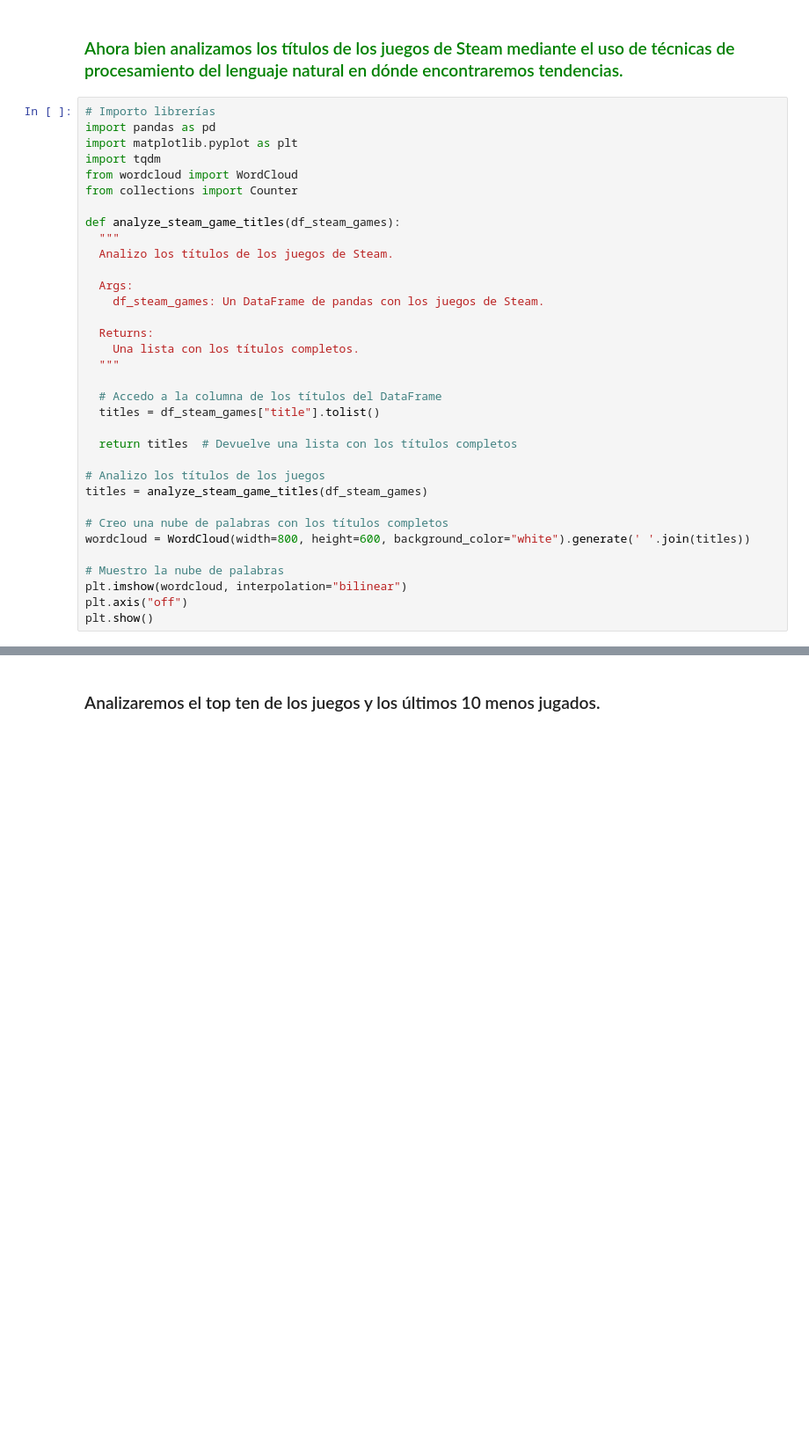
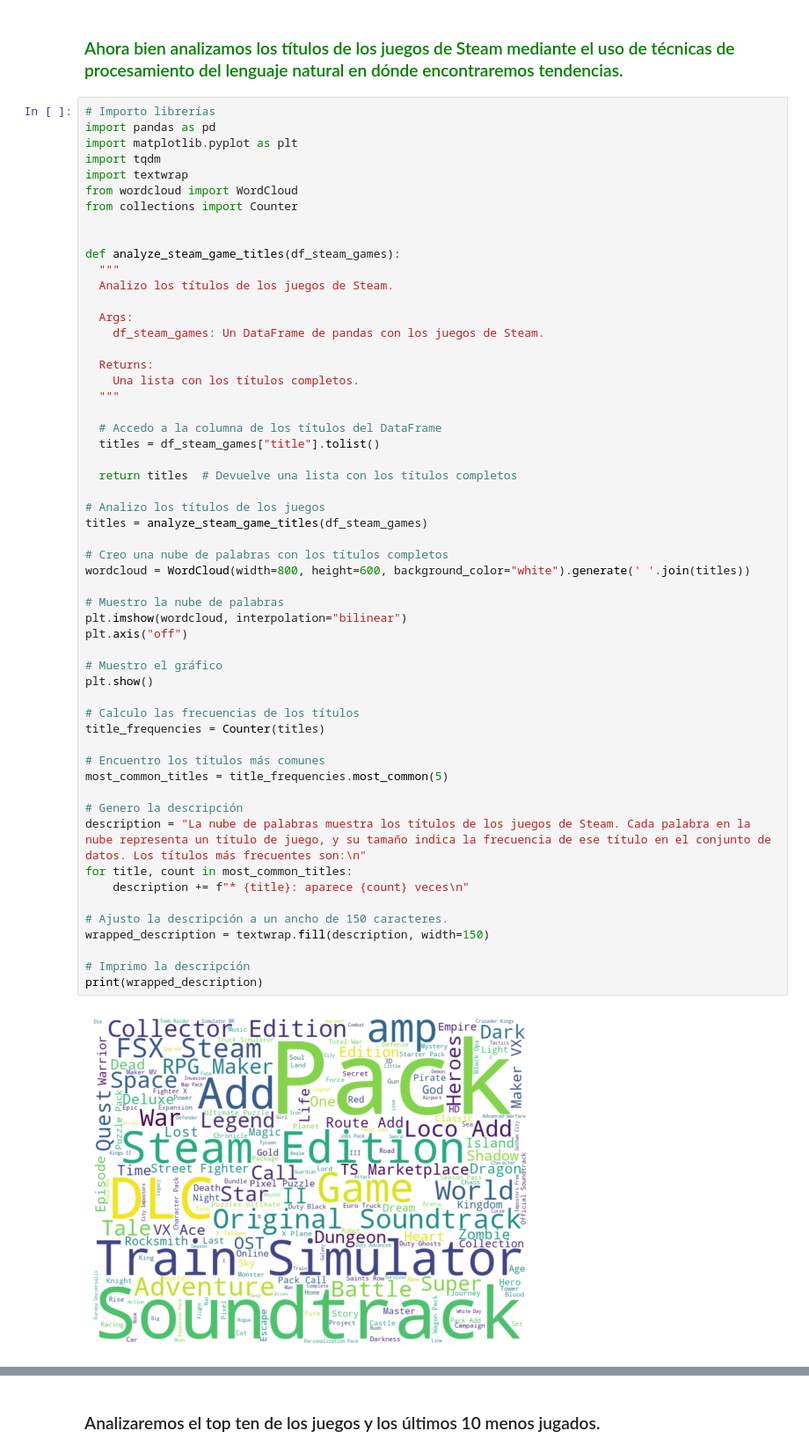
Before and after one commit to JavierEdgarEsteban77/MVP-Steam, a Jupyter notebook: 1PI.ipynb, the cells around one changed output, grey strips where cells are left out. Shown at 88% size. Saved outputs shown, nothing was run; the diff lists cells and outputs as text; blank space fills up the shorter version.

```diff
--- a/1PI.ipynb
+++ b/1PI.ipynb
@@ -1863,32 +2027,55 @@ Ahora bien analizamos los títulos de los juegos de Steam mediante el uso de té
 import pandas as pd
 import matplotlib.pyplot as plt
 import tqdm
+import textwrap
 from wordcloud import WordCloud
 from collections import Counter
+
 
 def analyze_steam_game_titles(df_steam_games):
   """
   Analizo los títulos de los juegos de Steam.
 
   Args:
     df_steam_games: Un DataFrame de pandas con los juegos de Steam.
 
   Returns:
     Una lista con los títulos completos.
   """
 
   # Accedo a la columna de los títulos del DataFrame
   titles = df_steam_games["title"].tolist()
 
   return titles  # Devuelve una lista con los títulos completos
 
 # Analizo los títulos de los juegos
 titles = analyze_steam_game_titles(df_steam_games)
 
 # Creo una nube de palabras con los títulos completos
 wordcloud = WordCloud(width=800, height=600, background_color="white").generate(' '.join(titles))
 
 # Muestro la nube de palabras
 plt.imshow(wordcloud, interpolation="bilinear")
 plt.axis("off")
+
+# Muestro el gráfico
 plt.show()
+
+# Calculo las frecuencias de los títulos
+title_frequencies = Counter(titles)
+
+# Encuentro los títulos más comunes
+most_common_titles = title_frequencies.most_common(5)
+
+# Genero la descripción
+description = "La nube de palabras muestra los títulos de los juegos de Steam. Cada palabra en la nube representa un título de juego, y su tamaño indica la frecuencia de ese título en el conjunto de datos. Los títulos más frecuentes son:\n"
+for title, count in most_common_titles:
+    description += f"* {title}: aparece {count} veces\n"
+
+# Ajusto la descripción a un ancho de 150 caracteres.
+wrapped_description = textwrap.fill(description, width=150)
+
+# Imprimo la descripción
+print(wrapped_description)
+# %% [output]
+[figure, added]
```
Also changed, not shown: parts of 55 cells of this notebook.
